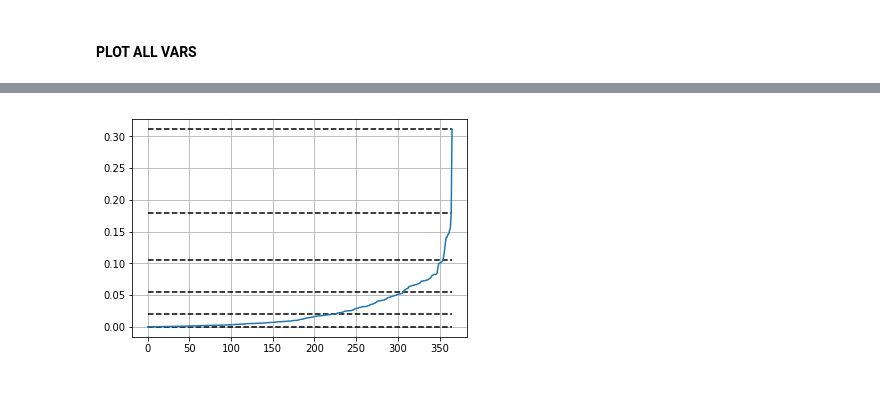
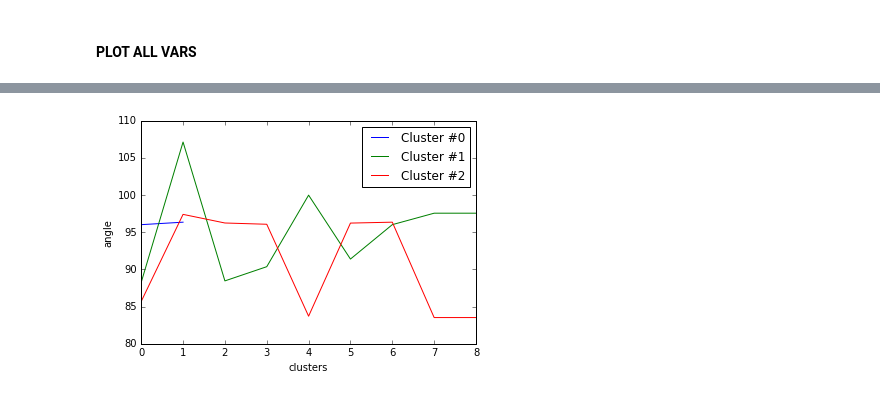
Before and after one commit to ewerlopes/leg_tracker, a Jupyter notebook: ipynb/Experiments.ipynb, the cells around one changed output, grey strips where cells are left out. Saved outputs shown, nothing was run; the diff lists cells and outputs as text; code cells hidden in the pictures.

```diff
--- a/ipynb/Experiments.ipynb
+++ b/ipynb/Experiments.ipynb
@@ -218,15 +116,19 @@ def get_jenks_breaks(data_list, number_class):
-# %%
-import numpy as np
-import matplotlib.pyplot as plt
-
-x = np.array(all_vars)
-breaks = get_jenks_breaks(x, 5)
-
-for line in breaks:
-    plt.plot([line for _ in range(len(x))], 'k--')
-
-plt.plot(x)
-plt.grid(True)
-plt.show()
-# %% [output]
-[figure, removed]
+# %%
+dataset = open_dataset('log_file_jaccard.txt')
+# %%
+from collections import defaultdict
+
+data = dataset[56]
+
+points = defaultdict(list)
+for x,y in data:
+    points[x].append(y)
+
+for k in points.keys():
+    plt.plot(range(len(points[k])), points[k], label="Cluster #{}".format(int(k)))
+plt.ylabel('angle')
+plt.xlabel('clusters')
+plt.legend(loc='best')
+plt.show()
+# %% [output]
+[figure, added]
```
Also changed, not shown: parts of 10 cells of this notebook, 5 other files.
